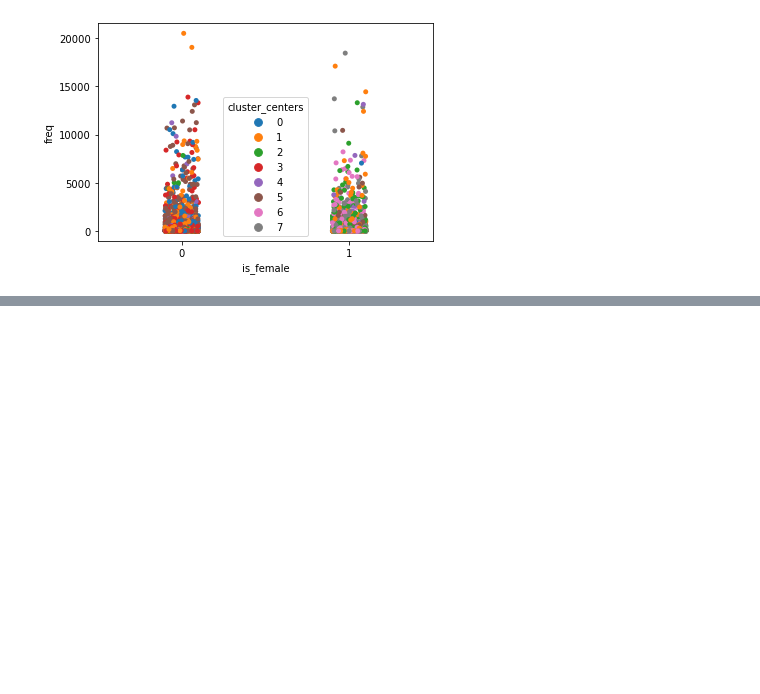
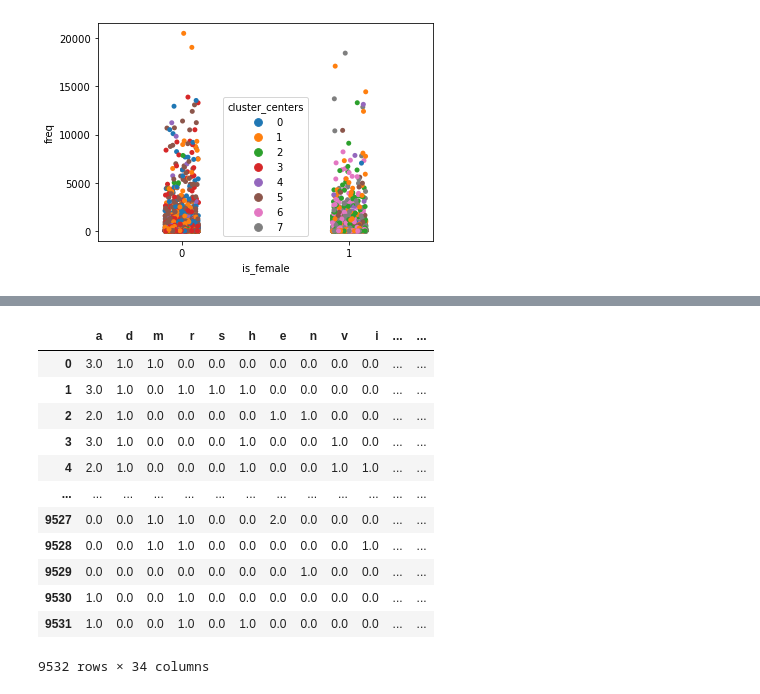
Before and after one commit to rejexx/babyNames, a Jupyter notebook: clustering_baby_names.ipynb, the cells around one changed output, grey strips where cells are left out. Saved outputs shown, nothing was run; the diff lists cells and outputs as text; code cells hidden in the pictures; blank space fills up the shorter version.

Commit message:
Added letter counts for clustering

```diff
--- a/clustering_baby_names.ipynb
+++ b/clustering_baby_names.ipynb
@@ -182,0 +210,8 @@ USA_2019.sort_values(by="cluster_centers")
+# %%
+#Add column for first letter
+#encode letters from 0-25
+#  ord() converts to ascii character
+#  Then multiply to make it stronger effect?
+USA_2019_lcount['first'] = ord(USA_2019_lcount.name[0][0].lower())-97
+
+USA_2019_lcount.head()
@@ -182,0 +226,4 @@ USA_2019.sort_values(by="cluster_centers")
+# %%
+# Fill na's with 0
+USA_2019_lcount = USA_2019_lcount.fillna(0)
+USA_2019_lcount.head()
@@ -182,0 +238,24 @@ USA_2019.sort_values(by="cluster_centers")
+# %%
+drop_cols=["name", "sex", "freq", "length", "vowel_count", "cluster_centers", "is_female"]
+X = USA_2019_lcount.drop(columns=drop_cols, axis="columns")
+kMeans = MiniBatchKMeans(n_clusters = 1000, random_state=42, batch_size = 1024)
+kMeans.fit(X)
+cluster_centers = kMeans.predict(X)
+# %%
+USA_2019_lcount["cluster_centers"] = cluster_centers
+# %%
+USA_2019_lcount
+# %% [output]
+|  | a | d | m | r | s | h | e | n | v | i | ... | ... |
+| 0 | 3.0 | 1.0 | 1.0 | 0.0 | 0.0 | 0.0 | 0.0 | 0.0 | 0.0 | 0.0 | ... | ... |
+| 1 | 3.0 | 1.0 | 0.0 | 1.0 | 1.0 | 1.0 | 0.0 | 0.0 | 0.0 | 0.0 | ... | ... |
+| 2 | 2.0 | 1.0 | 0.0 | 0.0 | 0.0 | 0.0 | 1.0 | 1.0 | 0.0 | 0.0 | ... | ... |
+| 3 | 3.0 | 1.0 | 0.0 | 0.0 | 0.0 | 1.0 | 0.0 | 0.0 | 1.0 | 0.0 | ... | ... |
+| 4 | 2.0 | 1.0 | 0.0 | 0.0 | 0.0 | 1.0 | 0.0 | 0.0 | 1.0 | 1.0 | ... | ... |
+| ... | ... | ... | ... | ... | ... | ... | ... | ... | ... | ... | ... | ... |
+| 9527 | 0.0 | 0.0 | 1.0 | 1.0 | 0.0 | 0.0 | 2.0 | 0.0 | 0.0 | 0.0 | ... | ... |
+| 9528 | 0.0 | 0.0 | 1.0 | 1.0 | 0.0 | 0.0 | 0.0 | 0.0 | 0.0 | 1.0 | ... | ... |
+| 9529 | 0.0 | 0.0 | 0.0 | 0.0 | 0.0 | 0.0 | 0.0 | 1.0 | 0.0 | 0.0 | ... | ... |
+| 9530 | 1.0 | 0.0 | 0.0 | 1.0 | 0.0 | 0.0 | 0.0 | 0.0 | 0.0 | 0.0 | ... | ... |
+| 9531 | 1.0 | 0.0 | 0.0 | 1.0 | 0.0 | 1.0 | 0.0 | 0.0 | 0.0 | 0.0 | ... | ... |
+9532 rows × 34 columns
```
Also changed, not shown: parts of 11 cells of this notebook.
